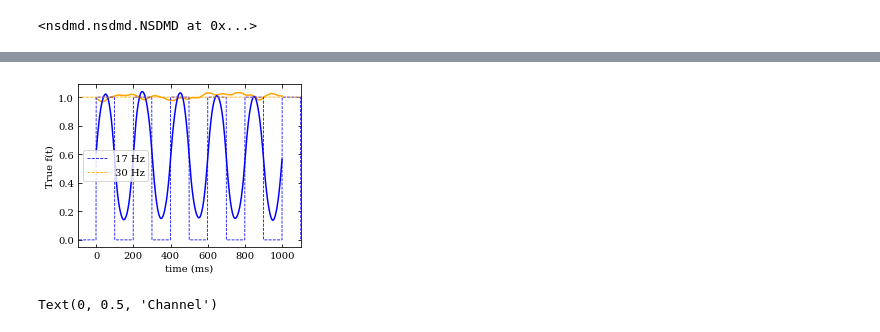
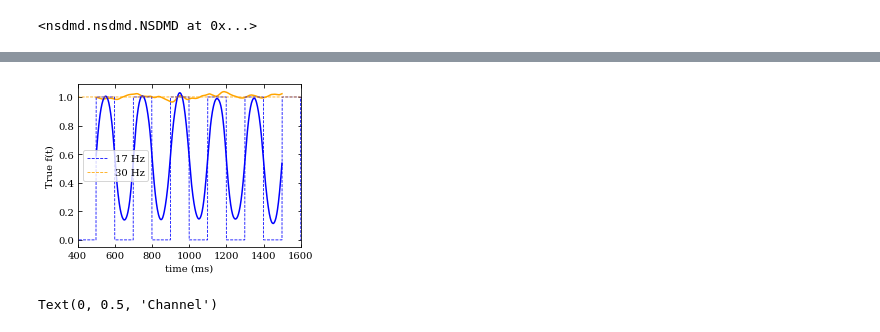
Before and after one commit to learning-2-learn/nsdmd, a Jupyter notebook: examples/freq_coupling_demo.ipynb, the cells around one changed output, grey strips where cells are left out. Saved outputs shown, nothing was run; the diff lists cells and outputs as text; code cells hidden in the pictures.

Commit message:
Fixed time axis of figures

```diff
--- a/examples/freq_coupling_demo.ipynb
+++ b/examples/freq_coupling_demo.ipynb
@@ -89,23 +89,23 @@ plt.show()
 # %%
 plt.rc('font', family='serif')
 
 fig = plt.figure(figsize=(4, 3))
 ax = fig.add_subplot(1, 1, 1)
 ax.tick_params(axis='both',which='both',direction='in',right=True,top=True)
 
 colors = ['orange', 'blue', 'blue', 'green', 'blue', 'green']
 for i,f in enumerate(model.f_hat_[:,500:-500]):
-    ax.plot(f, color=colors[i])
+    ax.plot(np.arange(500,1500), f, color=colors[i])
 
-ax.plot(t1-500, np.mean(F1_true, axis=0), color=colors[1], label=str(f1)+' Hz', linestyle='dashed', linewidth=0.8)
-ax.plot(t2-500, np.mean(F2_true, axis=0), color=colors[0], label=str(f2)+' Hz', linestyle='dashed', linewidth=0.8)
+ax.plot(t1, np.mean(F1_true, axis=0), color=colors[1], label=str(f1)+' Hz', linestyle='dashed', linewidth=0.8)
+ax.plot(t2, np.mean(F2_true, axis=0), color=colors[0], label=str(f2)+' Hz', linestyle='dashed', linewidth=0.8)
 ax.legend()
-ax.set_xlim(-100,1100)
+ax.set_xlim(400,1600)
 ax.set_xlabel('time (ms)')
 ax.set_ylabel('True f(t)')
-plt.savefig('figs/coupling_f.svg', bbox_inches='tight')
+# plt.savefig('figs/coupling_f.svg', bbox_inches='tight')
 # %% [output]
-[figure, old version]
+[figure, new version]
 # %%
 x_rec = model.transform(x, len(t), sr)
 # %%
```
Also changed, not shown: parts of 3 cells of this notebook, 6 other files.
